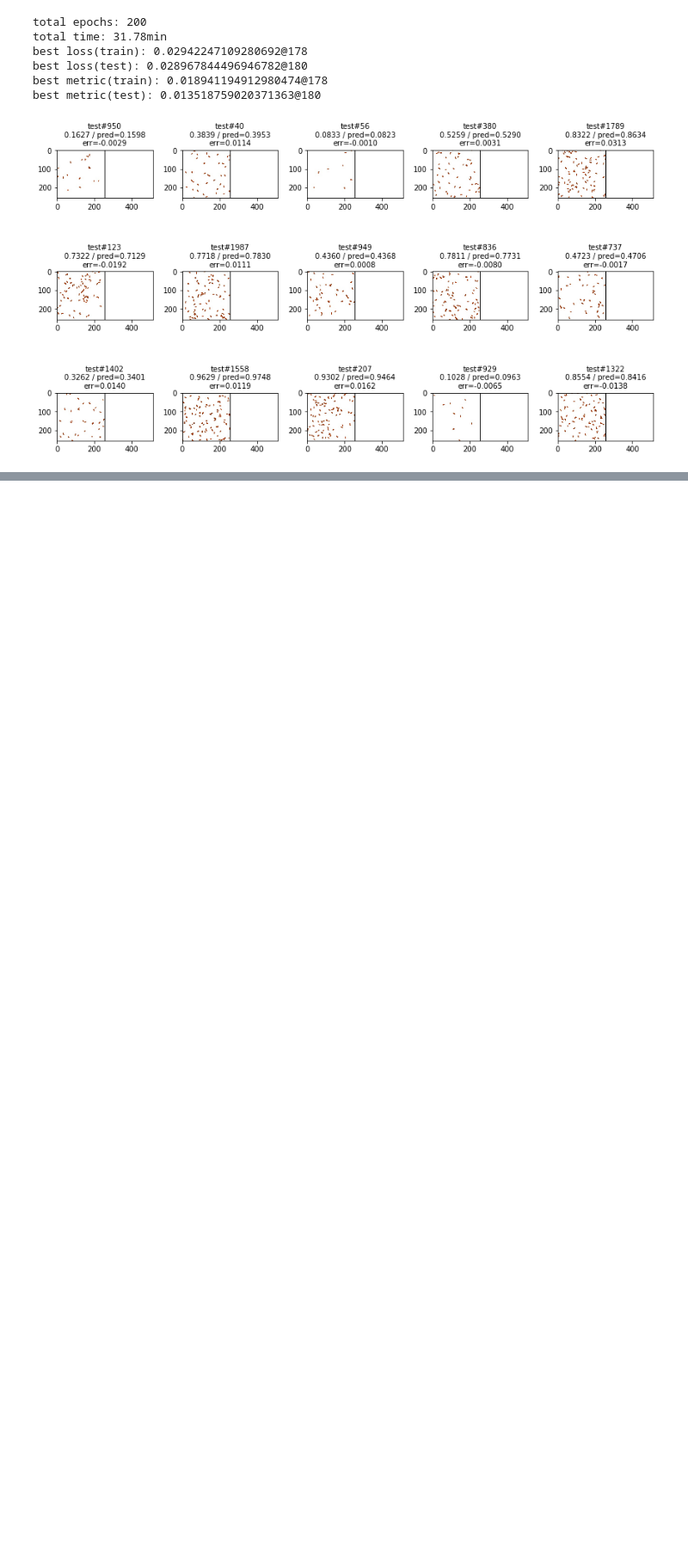
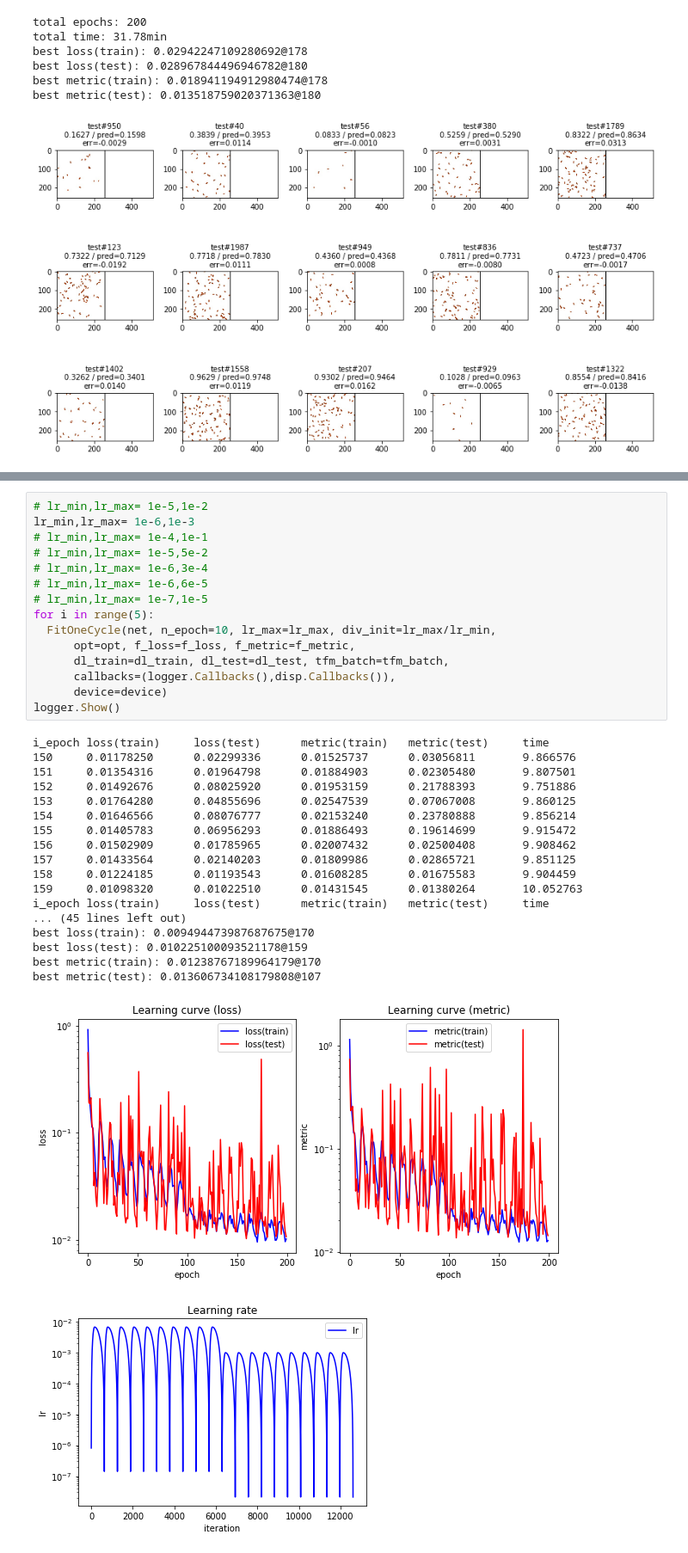
Before and after one commit to akihikoy/ay_test, a Jupyter notebook: python/torch/cnn_sqptn1s_1.ipynb, the cells around one changed output, grey strips where cells are left out. Shown at 86% size. Drawn from its saved outputs; the diff is of its cells as text; blank space fills up the shorter version.

```diff
--- a/python/torch/cnn_sqptn1s_1.ipynb
+++ b/python/torch/cnn_sqptn1s_1.ipynb
@@ -511,0 +653,35 @@ best metric(test): 0.013518759020371363@180
+# %%
+# lr_min,lr_max= 1e-5,1e-2
+lr_min,lr_max= 1e-6,1e-3
+# lr_min,lr_max= 1e-4,1e-1
+# lr_min,lr_max= 1e-5,5e-2
+# lr_min,lr_max= 1e-6,3e-4
+# lr_min,lr_max= 1e-6,6e-5
+# lr_min,lr_max= 1e-7,1e-5
+for i in range(5):
+  FitOneCycle(net, n_epoch=10, lr_max=lr_max, div_init=lr_max/lr_min,
+      opt=opt, f_loss=f_loss, f_metric=f_metric,
+      dl_train=dl_train, dl_test=dl_test, tfm_batch=tfm_batch,
+      callbacks=(logger.Callbacks(),disp.Callbacks()),
+      device=device)
+logger.Show()
+# %% [output]
+i_epoch loss(train)     loss(test)      metric(train)   metric(test)     time
+150     0.01178250      0.02299336      0.01525737      0.03056811       9.866576
+151     0.01354316      0.01964798      0.01884903      0.02305480       9.807501
+152     0.01492676      0.08025920      0.01953159      0.21788393       9.751886
+153     0.01764280      0.04855696      0.02547539      0.07067008       9.860125
+154     0.01646566      0.08076777      0.02153240      0.23780888       9.856214
+155     0.01405783      0.06956293      0.01886493      0.19614699       9.915472
+156     0.01502909      0.01785965      0.02007432      0.02500408       9.908462
+157     0.01433564      0.02140203      0.01809986      0.02865721       9.851125
+158     0.01224185      0.01193543      0.01608285      0.01675583       9.904459
+159     0.01098320      0.01022510      0.01431545      0.01380264       10.052763
+i_epoch loss(train)     loss(test)      metric(train)   metric(test)     time
+... (45 lines left out)
+best loss(train): 0.009494473987687675@170
+best loss(test): 0.010225100093521178@159
+best metric(train): 0.01238767189964179@170
+best metric(test): 0.013606734108179808@107
+[figure, added]
+[figure, added]
```
Also changed, not shown: parts of 23 cells of this notebook, 2 other files.
